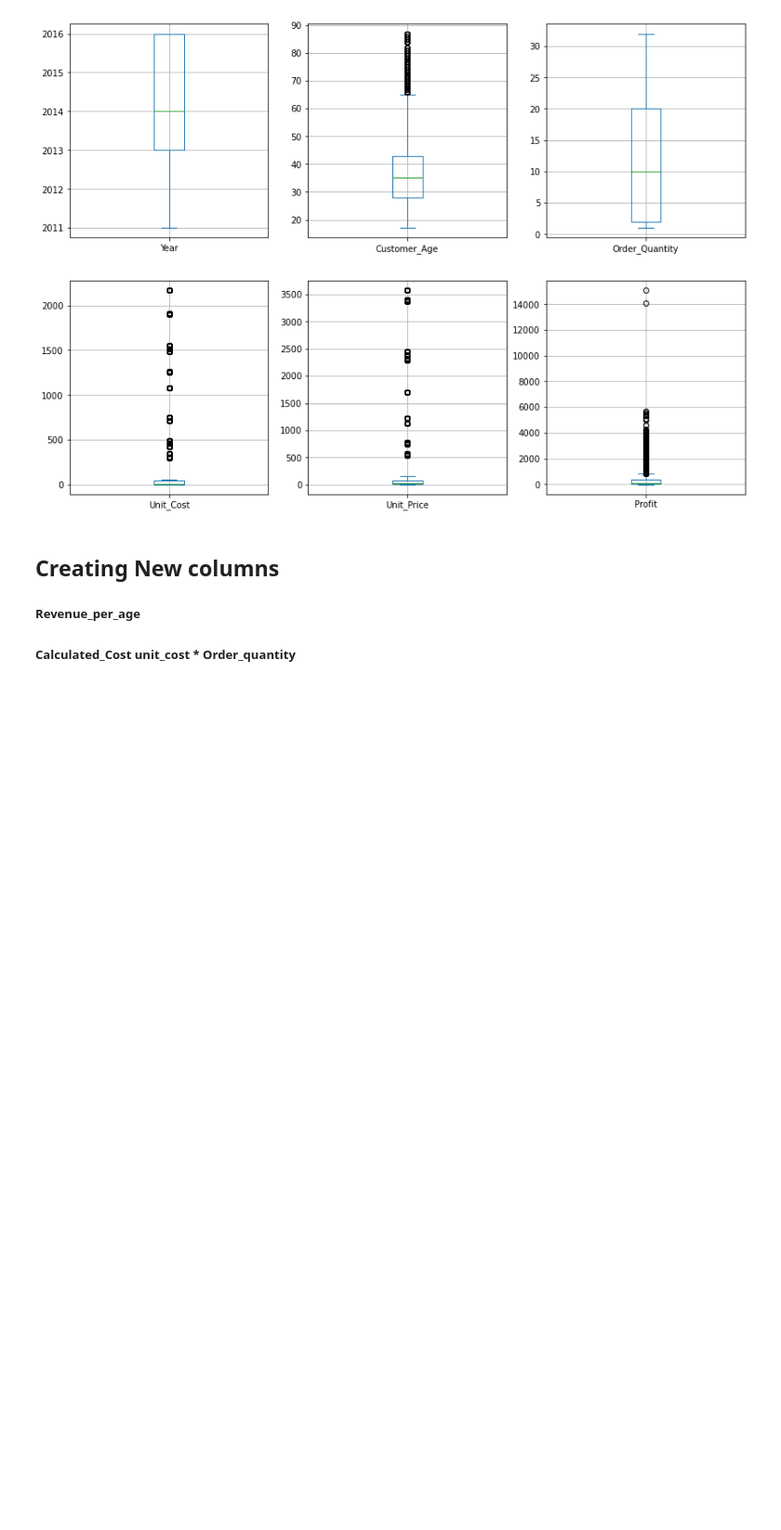
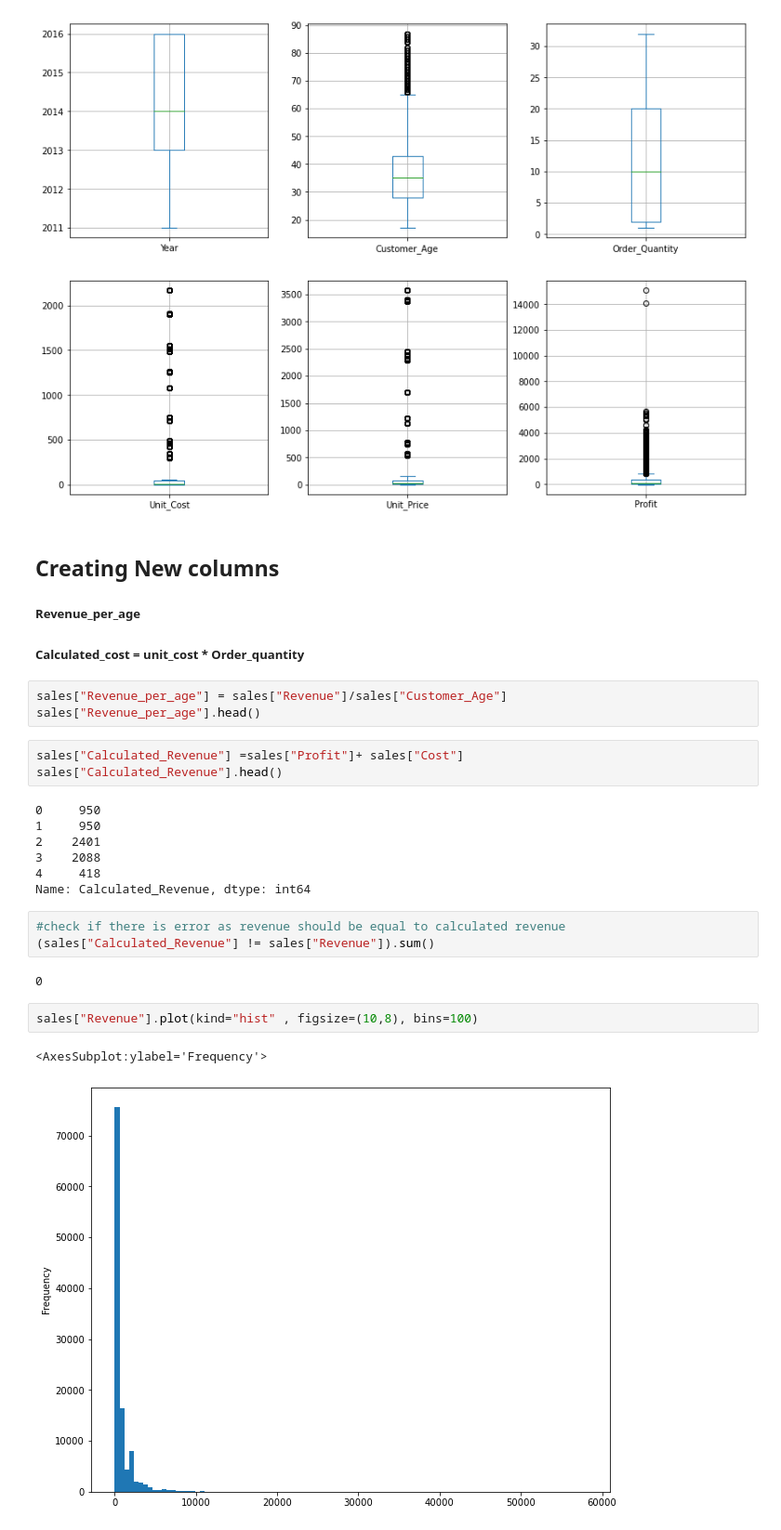
Before and after one commit to Olawale-Product/bike_sales_analysis, a Jupyter notebook: scripts/sales_analysis.ipynb, the cells around one changed output. Shown: that part at 93% size. Drawn from its saved outputs; the diff is of its cells as text; blank space fills up the shorter version.

```diff
--- a/scripts/sales_analysis.ipynb
+++ b/scripts/sales_analysis.ipynb
@@ -180,4 +180,27 @@ sales[boxplot_cols].plot(kind="box", subplots=True, figsize=(14,10),layout=(2,3)
 # %% [markdown]
 ## Creating New columns
 ##### Revenue_per_age
-##### Calculated_Cost  unit_cost * Order_quantity
+##### Calculated_cost = unit_cost * Order_quantity
+# %%
+sales["Revenue_per_age"] = sales["Revenue"]/sales["Customer_Age"]
+sales["Revenue_per_age"].head()
+# %%
+sales["Calculated_Revenue"] =sales["Profit"]+ sales["Cost"]
+sales["Calculated_Revenue"].head()
+# %% [output]
+0     950
+1     950
+2    2401
+3    2088
+4     418
+Name: Calculated_Revenue, dtype: int64
+# %%
+#check if there is error as revenue should be equal to calculated revenue
+(sales["Calculated_Revenue"] != sales["Revenue"]).sum()
+# %% [output]
+0
+# %%
+sales["Revenue"].plot(kind="hist" , figsize=(10,8), bins=100)
+# %% [output]
+<AxesSubplot:ylabel='Frequency'>
+[figure, added]
```
